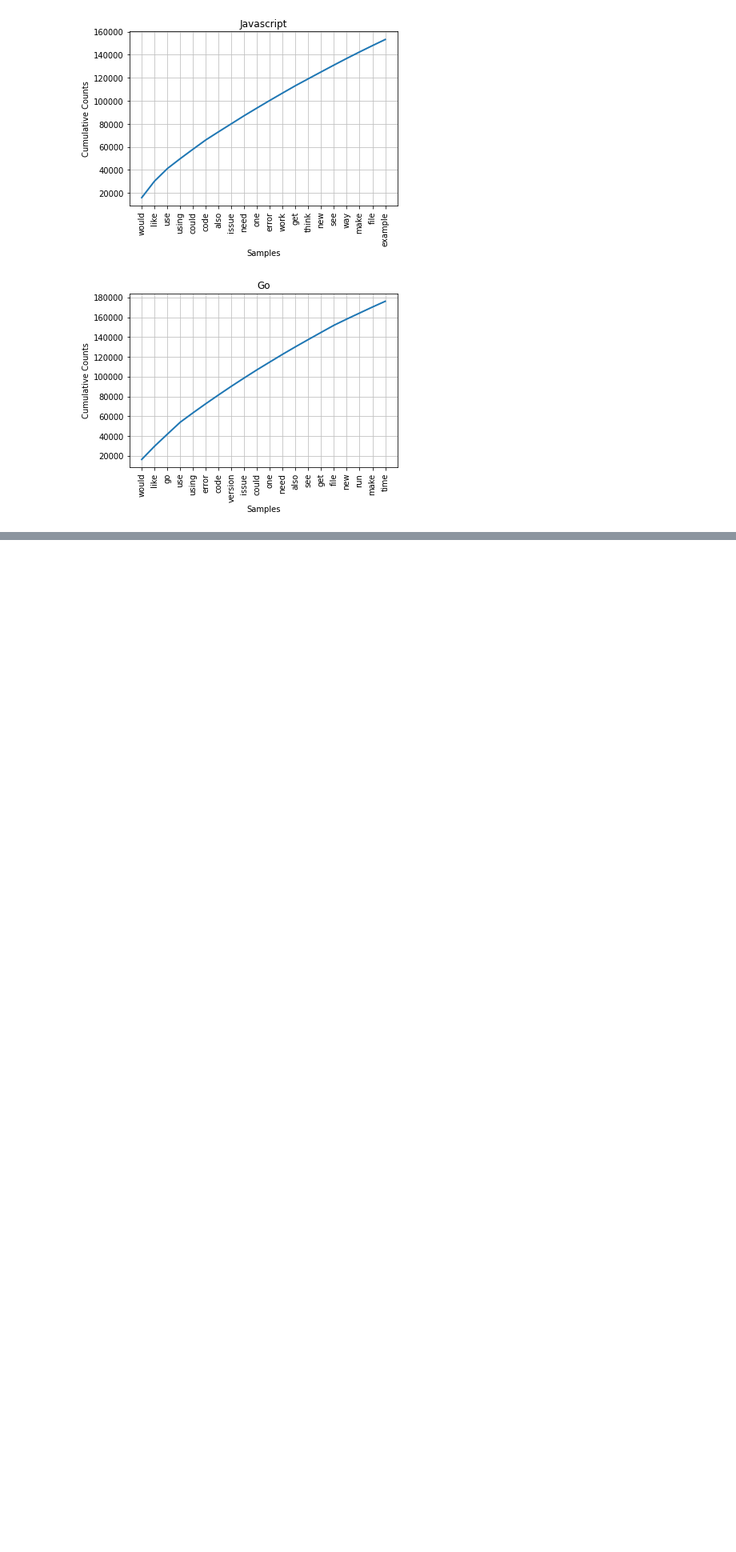
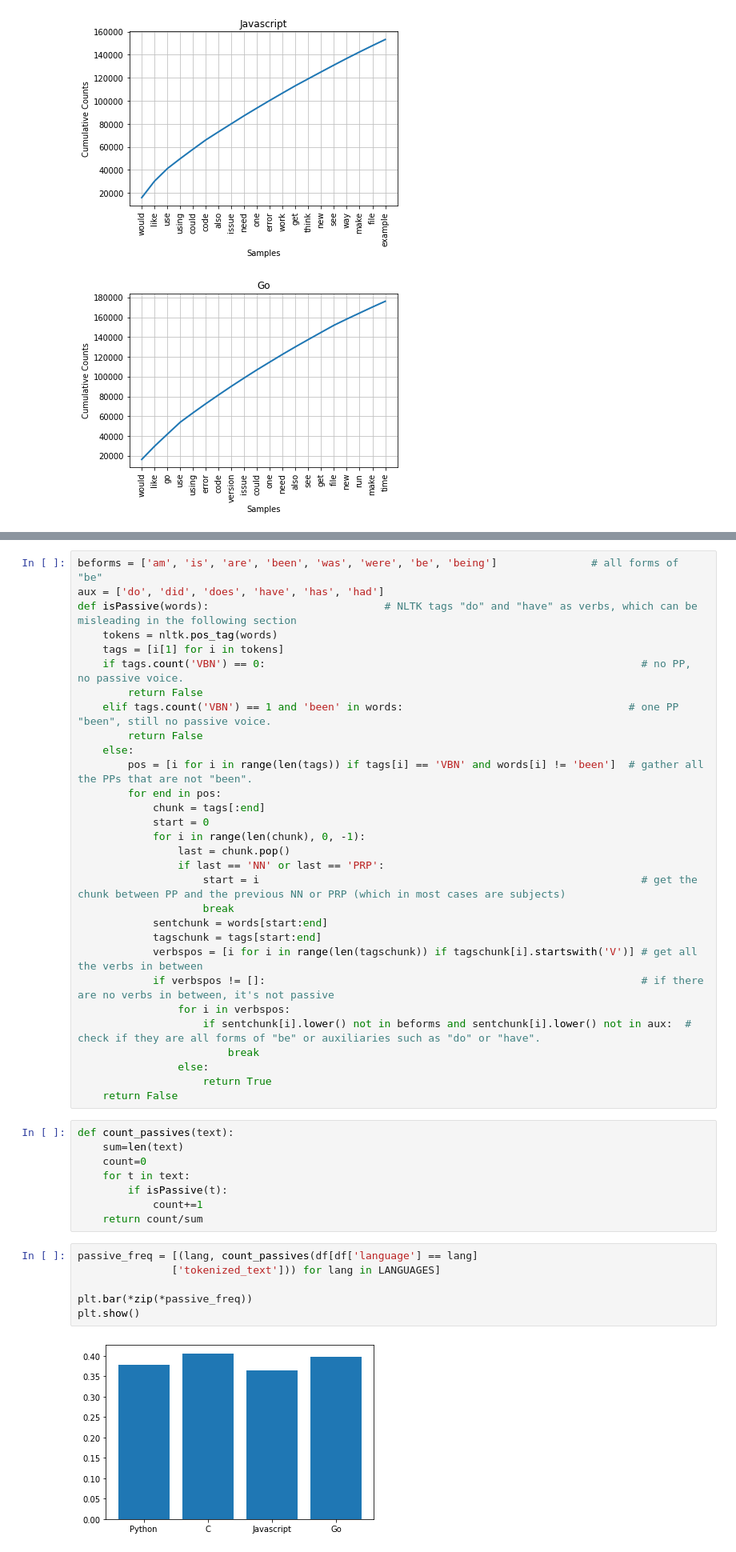
Before and after one commit to shilangyu/NLP-language-complexity, a Jupyter notebook: analysis/basic_data_analysis.ipynb, the cells around one changed output, grey strips where cells are left out. Shown at 80% size. Cells and saved outputs as stored; diff of their text form; blank space fills up the shorter version.

Commit message:
add frequency of passive sentences

```diff
--- a/analysis/basic_data_analysis.ipynb
+++ b/analysis/basic_data_analysis.ipynb
@@ -190,0 +201,46 @@ for (lang, dist) in freq_dists:
+# %%
+beforms = ['am', 'is', 'are', 'been', 'was', 'were', 'be', 'being']               # all forms of "be"
+aux = ['do', 'did', 'does', 'have', 'has', 'had']
+def isPassive(words):                            # NLTK tags "do" and "have" as verbs, which can be misleading in the following section
+    tokens = nltk.pos_tag(words)
+    tags = [i[1] for i in tokens]
+    if tags.count('VBN') == 0:                                                            # no PP, no passive voice.
+        return False
+    elif tags.count('VBN') == 1 and 'been' in words:                                    # one PP "been", still no passive voice.
+        return False
+    else:
+        pos = [i for i in range(len(tags)) if tags[i] == 'VBN' and words[i] != 'been']  # gather all the PPs that are not "been".
+        for end in pos:
+            chunk = tags[:end]
+            start = 0
+            for i in range(len(chunk), 0, -1):
+                last = chunk.pop()
+                if last == 'NN' or last == 'PRP':
+                    start = i                                                             # get the chunk between PP and the previous NN or PRP (which in most cases are subjects)
+                    break
+            sentchunk = words[start:end]
+            tagschunk = tags[start:end]
+            verbspos = [i for i in range(len(tagschunk)) if tagschunk[i].startswith('V')] # get all the verbs in between
+            if verbspos != []:                                                            # if there are no verbs in between, it's not passive
+                for i in verbspos:
+                    if sentchunk[i].lower() not in beforms and sentchunk[i].lower() not in aux:  # check if they are all forms of "be" or auxiliaries such as "do" or "have".
+                        break
+                else:
+                    return True
+    return False
+# %%
+def count_passives(text):
+    sum=len(text)
+    count=0
+    for t in text:
+        if isPassive(t):
+            count+=1
+    return count/sum
+# %%
+passive_freq = [(lang, count_passives(df[df['language'] == lang]
+               ['tokenized_text'])) for lang in LANGUAGES]
+
+plt.bar(*zip(*passive_freq))
+plt.show()
+# %% [output]
+[figure, added]
```
Also changed, not shown: parts of 2 cells of this notebook.
